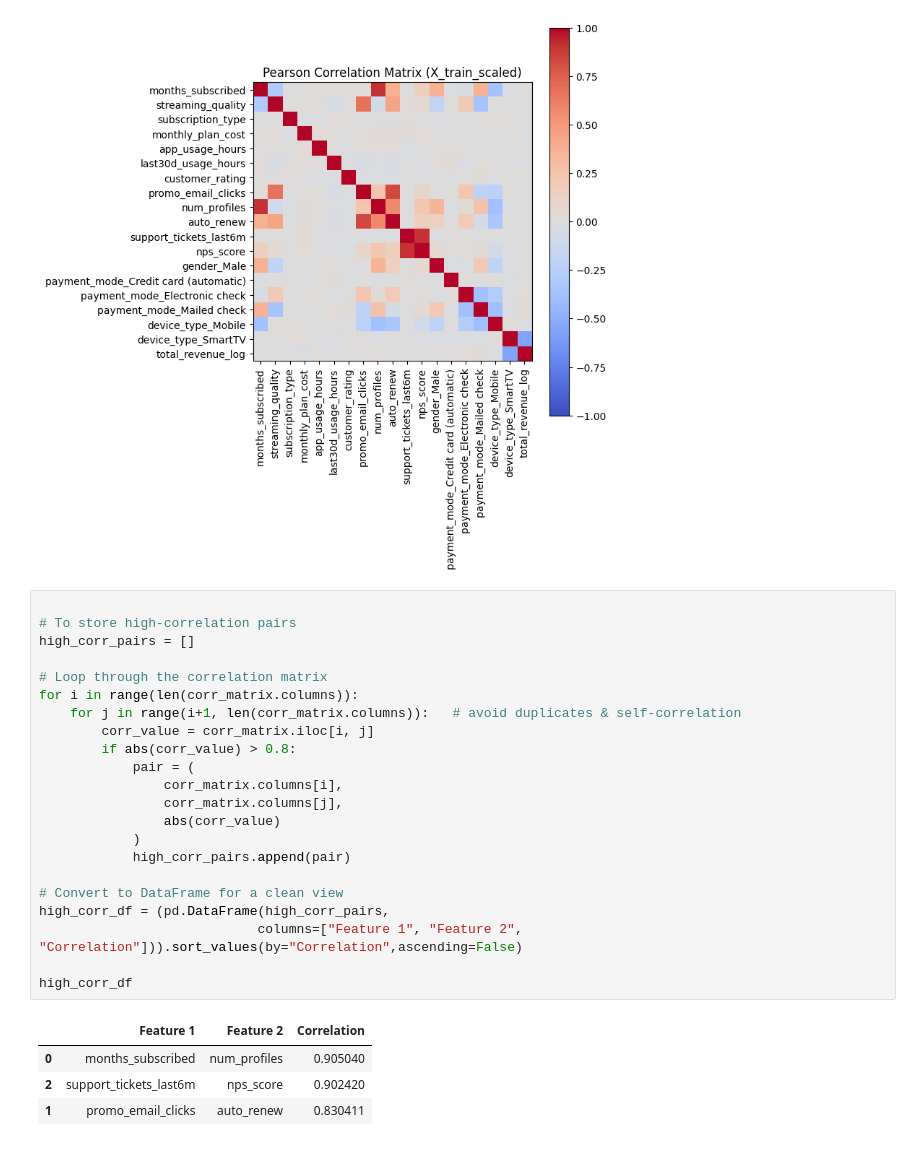
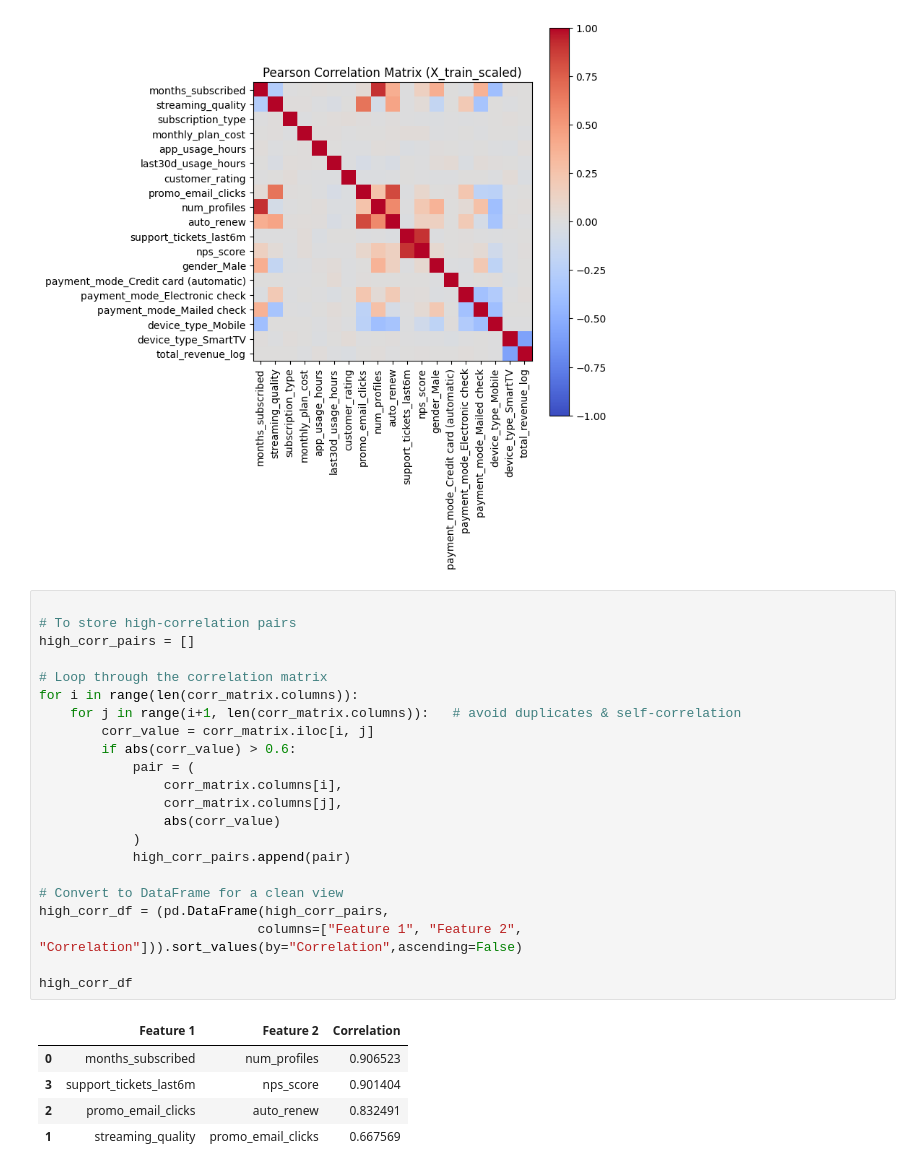
Before and after one commit to sgr-bhati/subscription-churn-analytics-2025, a Jupyter notebook: notebooks/05_Feature_Engg.ipynb, the cells around one changed output. Cells and saved outputs as stored; diff of their text form.

```diff
--- a/notebooks/05_Feature_Engg.ipynb
+++ b/notebooks/05_Feature_Engg.ipynb
@@ -86,28 +86,29 @@ plt.show()
 # %%
 
 # To store high-correlation pairs
 high_corr_pairs = []
 
 # Loop through the correlation matrix
 for i in range(len(corr_matrix.columns)):
     for j in range(i+1, len(corr_matrix.columns)):   # avoid duplicates & self-correlation
         corr_value = corr_matrix.iloc[i, j]
-        if abs(corr_value) > 0.8:
+        if abs(corr_value) > 0.6:
             pair = (
                 corr_matrix.columns[i],
                 corr_matrix.columns[j],
                 abs(corr_value)
             )
             high_corr_pairs.append(pair)
 
 # Convert to DataFrame for a clean view
 high_corr_df = (pd.DataFrame(high_corr_pairs,
                             columns=["Feature 1", "Feature 2", "Correlation"])).sort_values(by="Correlation",ascending=False)
 
 high_corr_df
 # %% [output]
 |  | Feature 1 | Feature 2 | Correlation |
-| 0 | months_subscribed | num_profiles | 0.905040 |
-| 2 | support_tickets_last6m | nps_score | 0.902420 |
-| 1 | promo_email_clicks | auto_renew | 0.830411 |
+| 0 | months_subscribed | num_profiles | 0.906523 |
+| 3 | support_tickets_last6m | nps_score | 0.901404 |
+| 2 | promo_email_clicks | auto_renew | 0.832491 |
+| 1 | streaming_quality | promo_email_clicks | 0.667569 |
 # %%
```
Also changed, not shown: parts of 3 cells of this notebook, 4 other files.
